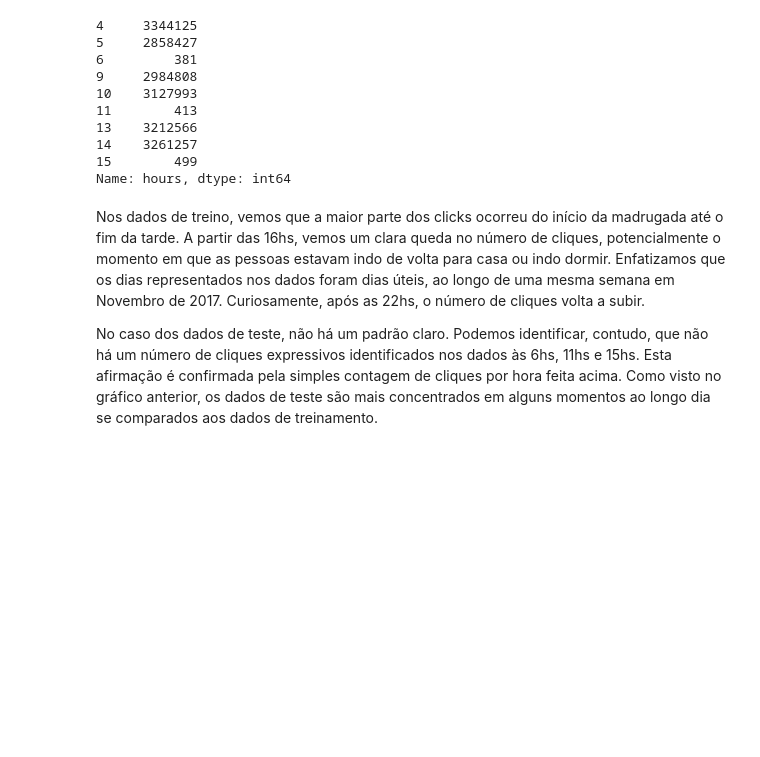
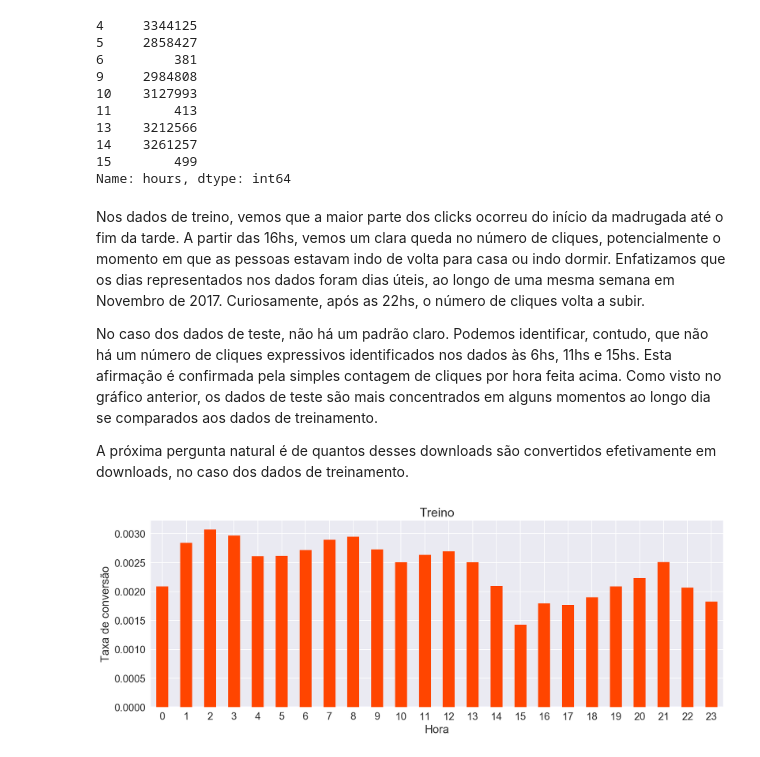
Before and after one commit to rgriva/Kaggle, a Jupyter notebook: EDA-Raul.ipynb, the cells around one changed output. Drawn from its saved outputs; the diff is of its cells as text; code cells hidden in the pictures; blank space fills up the shorter version.

```diff
--- a/EDA-Raul.ipynb
+++ b/EDA-Raul.ipynb
@@ -133,3 +135,16 @@ Name: hours, dtype: int64
 Nos dados de treino, vemos que a maior parte dos clicks ocorreu do início da madrugada até o fim da tarde. A partir das 16hs, vemos um clara queda no número de cliques, potencialmente o momento em que as pessoas estavam indo de volta para casa ou indo dormir. Enfatizamos que os dias representados nos dados foram dias úteis, ao longo de uma mesma semana em Novembro de 2017. Curiosamente, após as 22hs, o número de cliques volta a subir.
 
 No caso dos dados de teste, não há um padrão claro. Podemos identificar, contudo, que não há um número de cliques expressivos identificados nos dados às 6hs, 11hs e 15hs. Esta afirmação é confirmada pela simples contagem de cliques por hora feita acima. Como visto no gráfico anterior, os dados de teste são mais concentrados em alguns momentos ao longo dia se comparados aos dados de treinamento.
+
+A próxima pergunta natural é de quantos desses downloads são convertidos efetivamente em downloads, no caso dos dados de treinamento.
+# %%
+# Plotando a taxa de conversão dos cliques em download a cada hora
+fig = plt.figure(figsize = (15,5))
+ax = fig.add_subplot(1,1,1)
+train[['hours', 'is_attributed']].groupby('hours').agg(np.mean).plot(kind = 'bar', color = 'orangered',
+                                                                   title = 'Treino', legend = None, ax = ax);
+ax.set_xlabel('Hora');
+ax.set_ylabel('Taxa de conversão - por hora')
+ax.tick_params(axis = 'x', labelrotation = 1)
+# %% [output]
+[figure, added]
```
Also changed, not shown: parts of 9 cells of this notebook.
